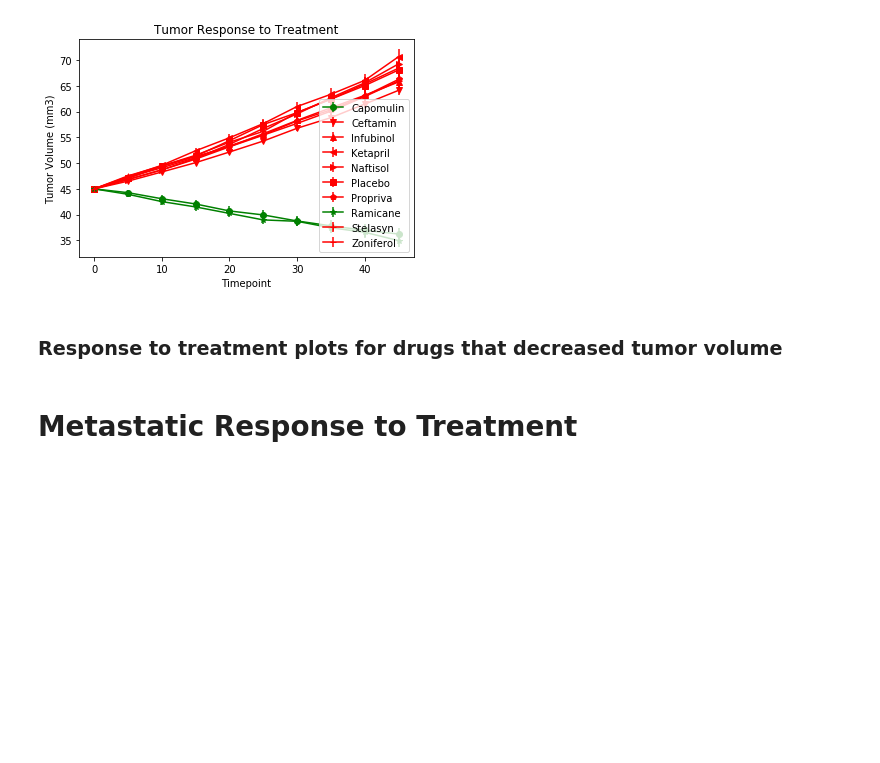
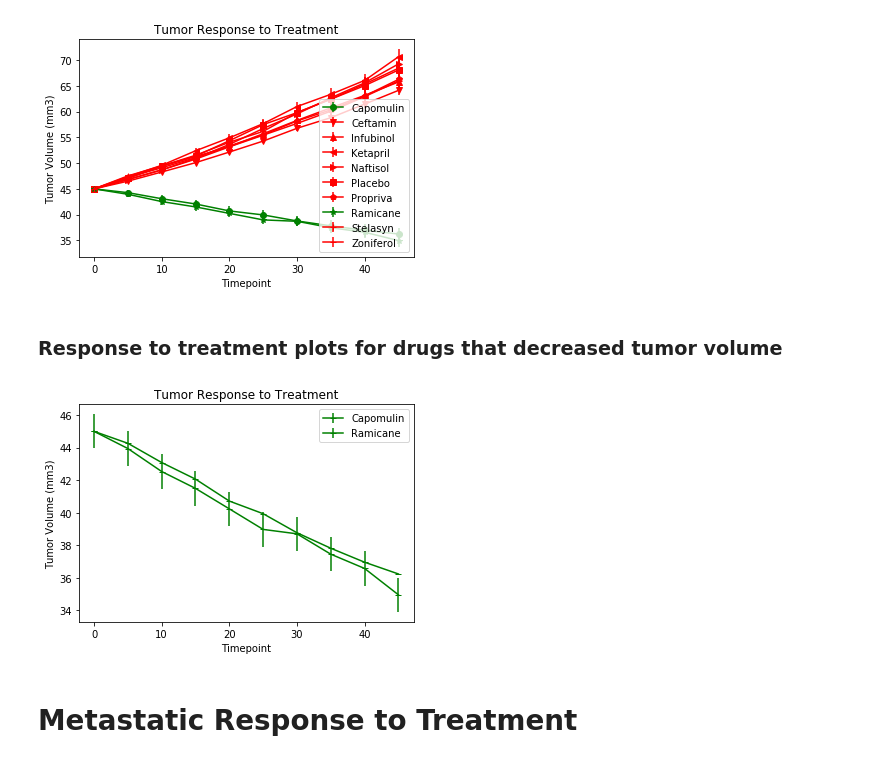
Before and after one commit to jherberg462/matplotlib-challenge, a Jupyter notebook: pymaceuticals/main.ipynb, the cells around one changed output. Saved outputs shown, nothing was run; the diff lists cells and outputs as text; code cells hidden in the pictures; blank space fills up the shorter version.

```diff
--- a/pymaceuticals/main.ipynb
+++ b/pymaceuticals/main.ipynb
@@ -208,3 +124,24 @@ format2 = []
+# %%
+#list of markers
+format2 = ['v', '*']
+responsed = [] #empty list
+
+#create for loop to check if volume declined for each treatment
+for x in range(len(response.columns)):
+    if response.iloc[0, x] > response.iloc[-1, x]:
+        responsed.append(x) #if the volume declined, append index number to empty list above
+
+#create errorbar chart
+for x in responsed:
+    plt.errorbar(response.index, response.iloc[:,x], response_error.iloc[x,]['Tumor Volume (mm3)'],
+           label=response.columns[x], color='green', marker=m)
+plt.ylabel('Tumor Volume (mm3)') #chart label
+plt.xlabel('Timepoint') #label of x axis
+plt.title('Tumor Response to Treatment') #y axis label
+plt.legend(loc='best') #place legend in best location
+plt.show()
+# %% [output]
+[figure, added]
 # %% [markdown]
 # Metastatic Response to Treatment
 # %%
```
Also changed, not shown: parts of 4 cells of this notebook.
